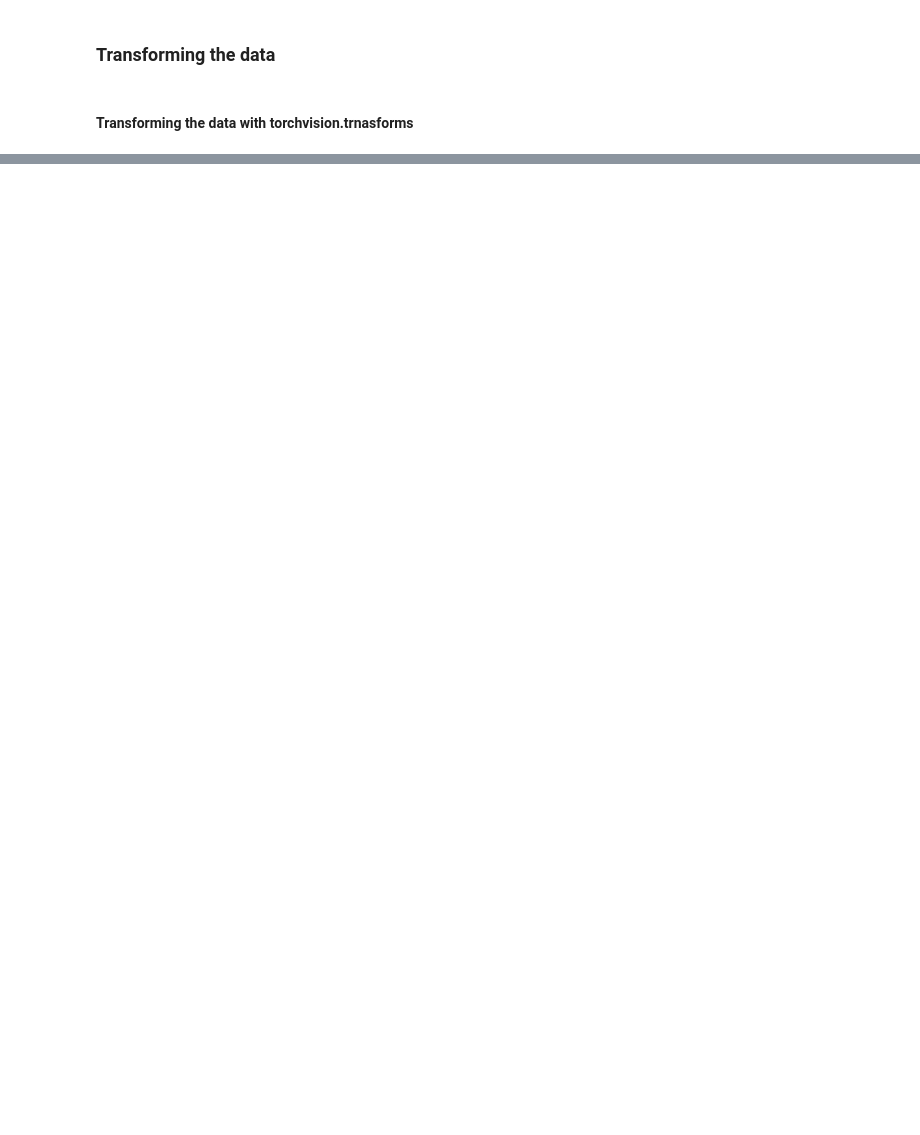
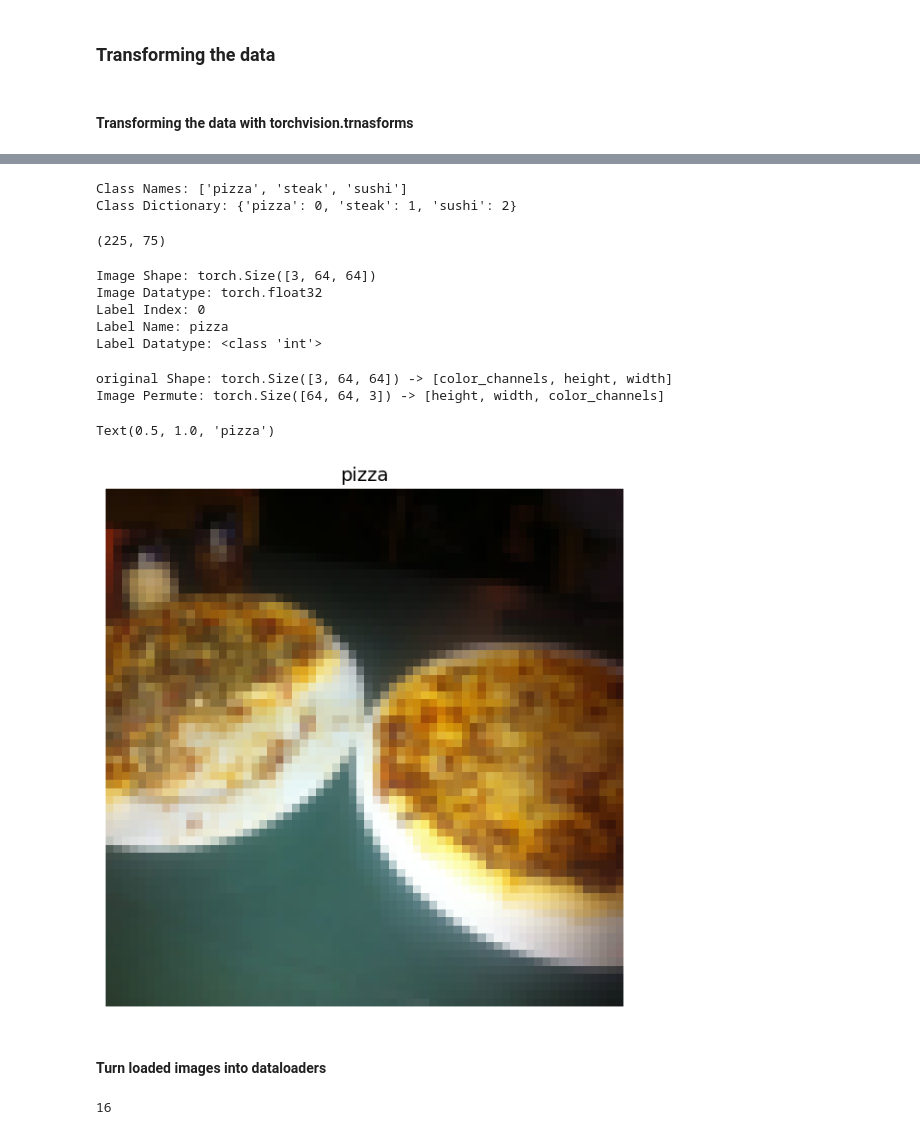
Before and after one commit to Dhyey-2005/PyTorch, a Jupyter notebook: 04_pytorch_custom_datasets.ipynb, the cells around one changed output, grey strips where cells are left out. Drawn from its saved outputs; the diff is of its cells as text; code cells hidden in the pictures; blank space fills up the shorter version.

```diff
--- a/04_pytorch_custom_datasets.ipynb
+++ b/04_pytorch_custom_datasets.ipynb
@@ -219,0 +222,15 @@ plot_transformed_images(image_paths=image_path_list,
+# %%
+# Use ImageFolder to create datasets
+from torchvision import datasets
+train_data = datasets.ImageFolder(
+    root=train_dir,
+    transform=data_transform, # transform for the data
+    target_transform=None # transform for the labels/target
+)
+
+test_data = datasets.ImageFolder(
+    root=test_dir,
+    transform=data_transform
+)
+
+train_data, test_data
@@ -219,0 +256,52 @@ plot_transformed_images(image_paths=image_path_list,
+# %%
+# get class names as a list
+class_names = train_data.classes
+
+# class names as a dictionary
+class_dict = train_data.class_to_idx
+
+print(f"Class Names: {class_names}\nClass Dictionary: {class_dict}")
+# %% [output]
+Class Names: ['pizza', 'steak', 'sushi']
+Class Dictionary: {'pizza': 0, 'steak': 1, 'sushi': 2}
+# %%
+# Check the length of the dataset
+len(train_data), len(test_data)
+# %% [output]
+(225, 75)
+# %%
+# Index on the train_data dataset to get a single image and a label
+img, label = train_data[0][0], train_data[0][1]
+print(f"Image Shape: {img.shape}\nImage Datatype: {img.dtype}")
+print(f"Label Index: {label}\nLabel Name: {class_names[label]}\nLabel Datatype: {type(label)}")
+# %% [output]
+Image Shape: torch.Size([3, 64, 64])
+Image Datatype: torch.float32
+Label Index: 0
+Label Name: pizza
+Label Datatype: <class 'int'>
+# %%
+# Rearrange the dimensions
+img_permute = img.permute(1, 2, 0)
+
+# print the different shapes
+print(f"original Shape: {img.shape} -> [color_channels, height, width]")
+print(f"Image Permute: {img_permute.shape} -> [height, width, color_channels]")
+
+# plot the image
+plt.figure(figsize=(10, 7))
+plt.imshow(img_permute)
+plt.axis(False)
+plt.title(class_names[label], fontsize=14)
+# %% [output]
+original Shape: torch.Size([3, 64, 64]) -> [color_channels, height, width]
+Image Permute: torch.Size([64, 64, 3]) -> [height, width, color_channels]
+Text(0.5, 1.0, 'pizza')
+[figure, added]
+# %% [markdown]
+#### Turn loaded images into dataloaders
+# %%
+import os
+os.cpu_count()
+# %% [output]
+16
```
Also changed, not shown: parts of 17 cells of this notebook.
